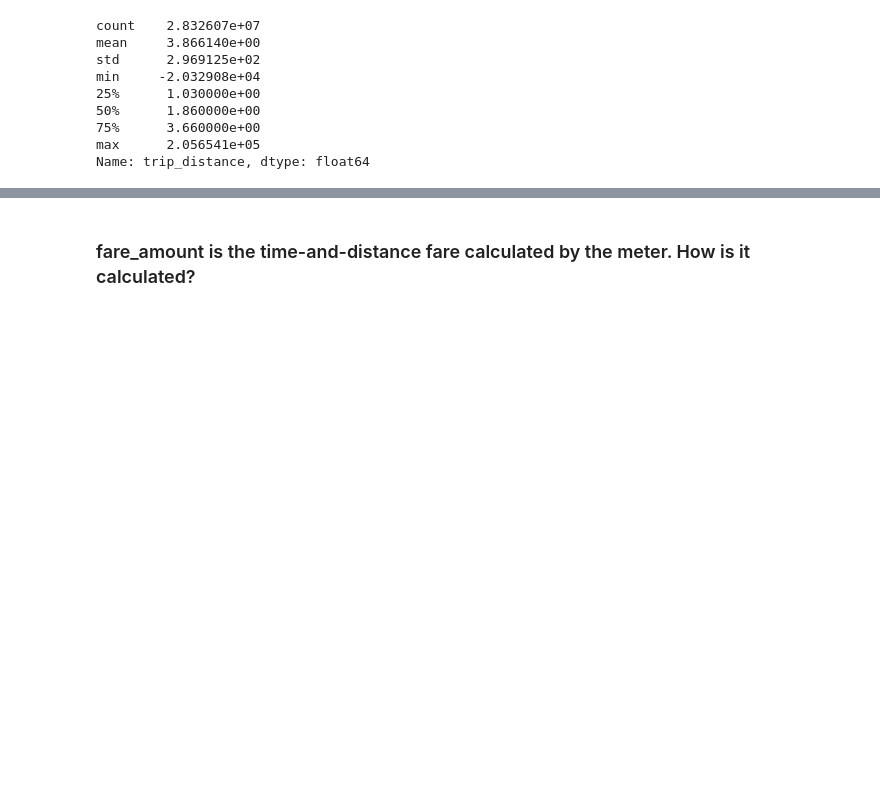
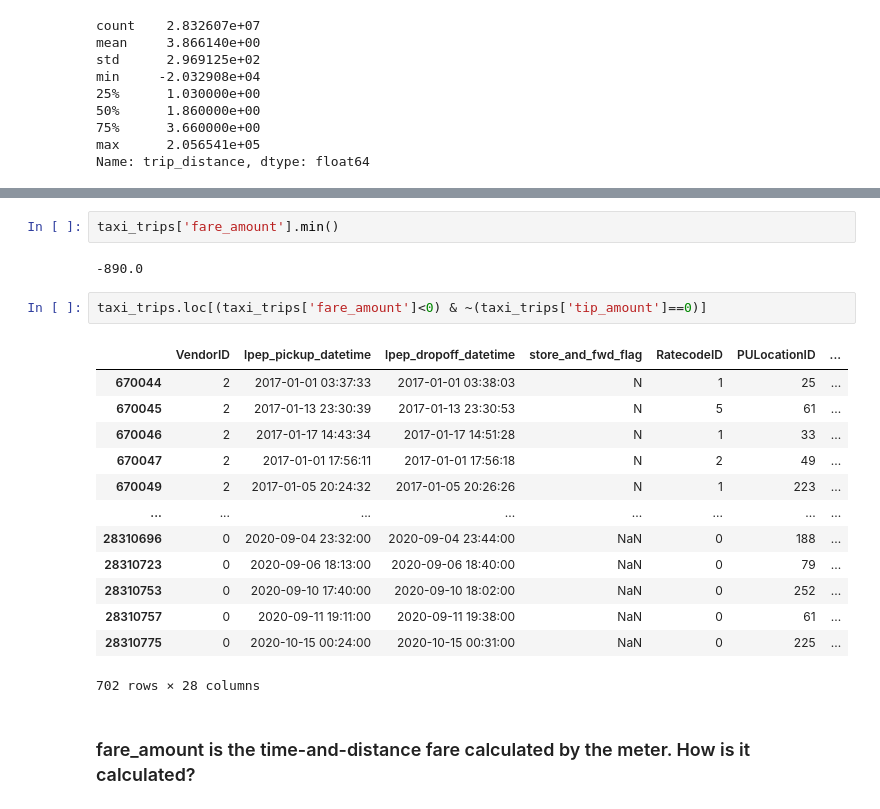
Before and after one commit to rayeess/NYC-Taxi-Trips, a Jupyter notebook: Data Cleaning.ipynb, the cells around one changed output, grey strips where cells are left out. Drawn from its saved outputs; the diff is of its cells as text; blank space fills up the shorter version.

```diff
--- a/Data Cleaning.ipynb
+++ b/Data Cleaning.ipynb
@@ -513,2 +631,22 @@ There are 19487 records where the trip_distance is in the negative.
+# %%
+taxi_trips['fare_amount'].min()
+# %% [output]
+-890.0
+# %%
+taxi_trips.loc[(taxi_trips['fare_amount']<0) & ~(taxi_trips['tip_amount']==0)]
+# %% [output]
+|  | VendorID | lpep_pickup_datetime | lpep_dropoff_datetime | store_and_fwd_flag | RatecodeID | PULocationID | ... |
+| 670044 | 2 | 2017-01-01 03:37:33 | 2017-01-01 03:38:03 | N | 1 | 25 | ... |
+| 670045 | 2 | 2017-01-13 23:30:39 | 2017-01-13 23:30:53 | N | 5 | 61 | ... |
+| 670046 | 2 | 2017-01-17 14:43:34 | 2017-01-17 14:51:28 | N | 1 | 33 | ... |
+| 670047 | 2 | 2017-01-01 17:56:11 | 2017-01-01 17:56:18 | N | 2 | 49 | ... |
+| 670049 | 2 | 2017-01-05 20:24:32 | 2017-01-05 20:26:26 | N | 1 | 223 | ... |
+| ... | ... | ... | ... | ... | ... | ... | ... |
+| 28310696 | 0 | 2020-09-04 23:32:00 | 2020-09-04 23:44:00 | NaN | 0 | 188 | ... |
+| 28310723 | 0 | 2020-09-06 18:13:00 | 2020-09-06 18:40:00 | NaN | 0 | 79 | ... |
+| 28310753 | 0 | 2020-09-10 17:40:00 | 2020-09-10 18:02:00 | NaN | 0 | 252 | ... |
+| 28310757 | 0 | 2020-09-11 19:11:00 | 2020-09-11 19:38:00 | NaN | 0 | 61 | ... |
+| 28310775 | 0 | 2020-10-15 00:24:00 | 2020-10-15 00:31:00 | NaN | 0 | 225 | ... |
+702 rows × 28 columns
 # %% [markdown]
 ### fare_amount is the time-and-distance fare calculated by the meter. How is it calculated?
```
Also changed, not shown: parts of 49 cells of this notebook.
